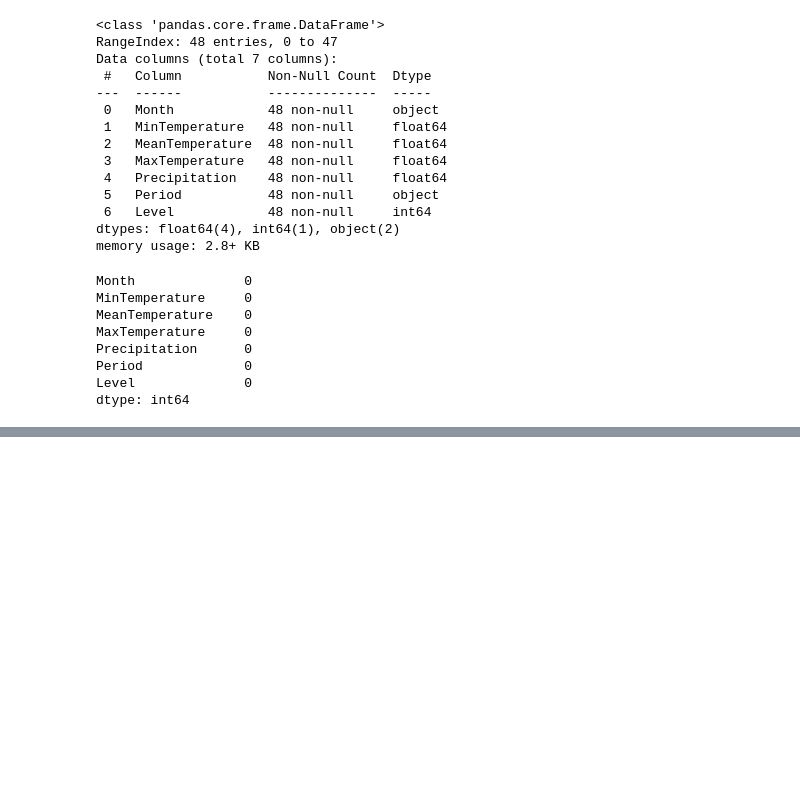
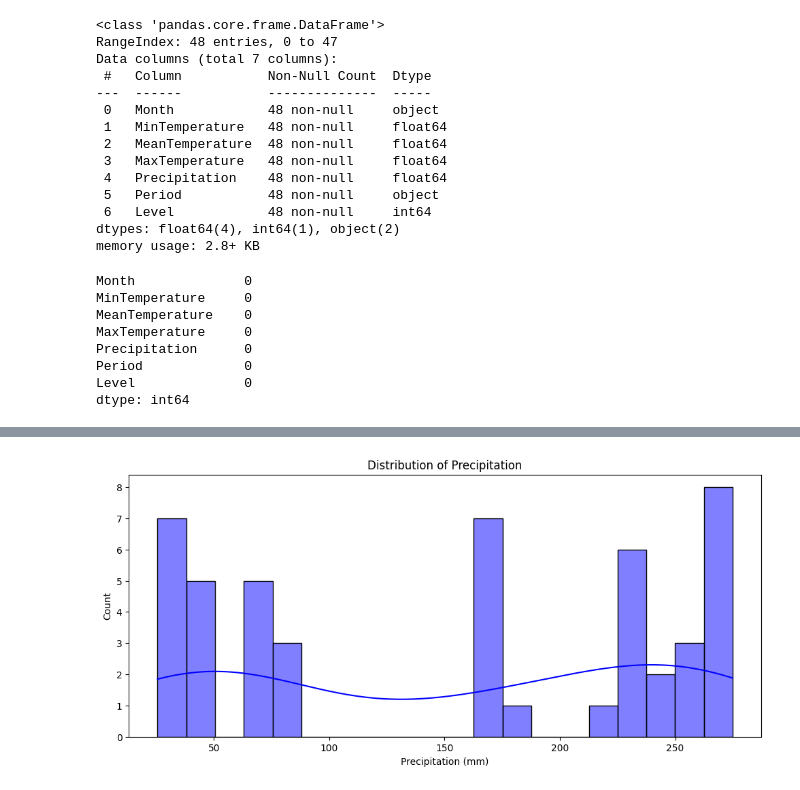
Before and after one commit to Shubham-badlani/Predicting_climate_disaster_risk_in_vietnam, a Jupyter notebook: predicting_climate.ipynb, the cells around one changed output, grey strips where cells are left out. Cells and saved outputs as stored; diff of their text form; code cells hidden in the pictures; blank space fills up the shorter version.

```diff
--- a/predicting_climate.ipynb
+++ b/predicting_climate.ipynb
@@ -109,0 +160,8 @@ dtype: int64
+# %%
+plt.figure(figsize=(12,5))
+sns.histplot(df['Precipitation'], kde=True, bins=20, color="blue")
+plt.title("Distribution of Precipitation")
+plt.xlabel("Precipitation (mm)")
+plt.show()
+# %% [output]
+[figure, added]
```
Also changed, not shown: parts of 20 cells of this notebook.
